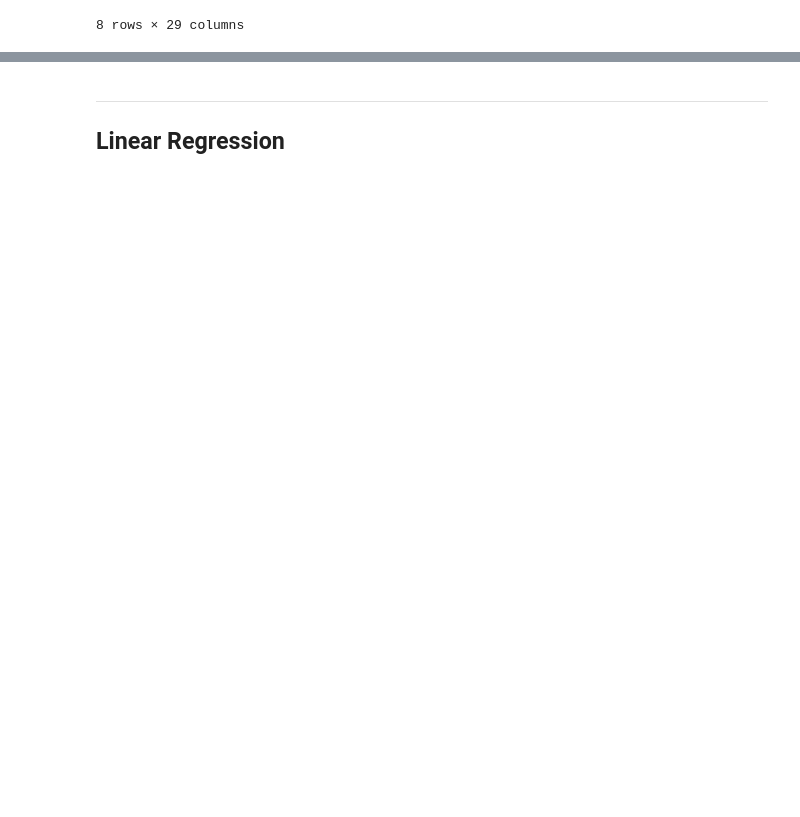
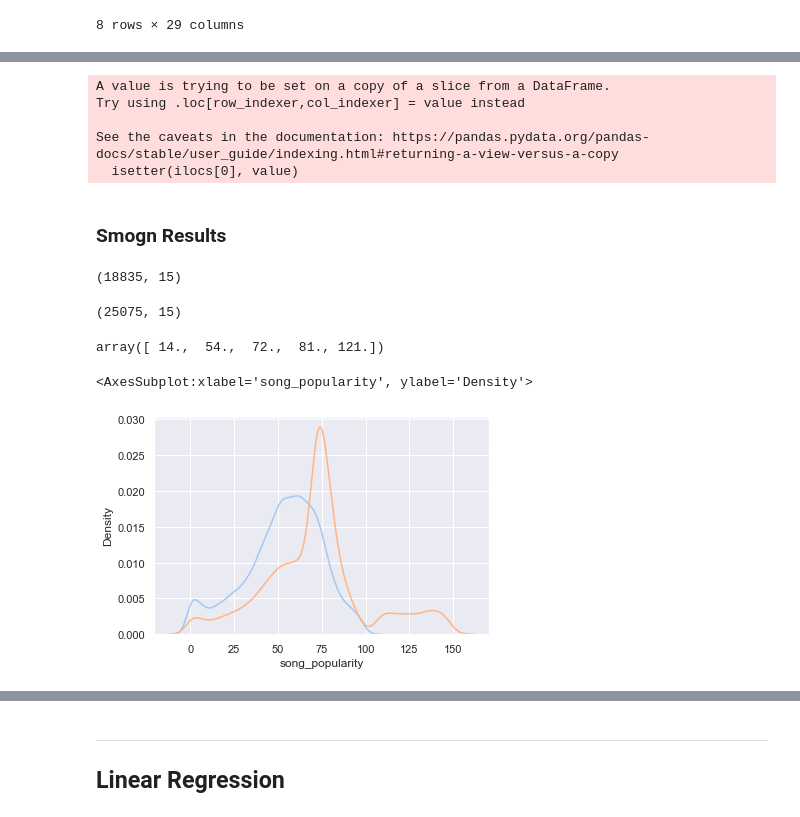
Before and after one commit to bohdan167/DAA, a Jupyter notebook: Datasets_&_Notebooks/Nosso Dataset/SongPopularity.ipynb, the cells around one changed output, grey strips where cells are left out. Drawn from its saved outputs; the diff is of its cells as text; code cells hidden in the pictures; blank space fills up the shorter version.

```diff
--- a/Datasets_&_Notebooks/Nosso Dataset/SongPopularity.ipynb
+++ b/Datasets_&_Notebooks/Nosso Dataset/SongPopularity.ipynb
@@ -234,0 +253,70 @@ song_df.describe()
+# %%
+import smogn
+
+song_df.drop(["loudness", "danceability", "song_duration_ms", "acousticness","energy"],axis=1)
+
+
+## specify phi relevance values
+rg_mtrx = [
+    [0.58,  0, 0],  ## over-sample ("minority")
+    [0.52, 0, 0],  ## under-sample ("majority")
+    [0.93, 1, 0],  ## under-sample
+    [1.0, 1, 0],  ## under-sample
+]
+
+## conduct smogn
+housing_smogn = smogn.smoter(
+    ## main arguments
+    data = song_df,             ## pandas dataframe
+    y = 'song_popularity',      ## string ('header name')
+    k = 9,                      ## positive integer (k < n)
+    pert = 0.04,                ## real number (0 < R < 1)
+    samp_method = 'extreme',    ## string ('balance' or 'extreme')
+    drop_na_col = True,         ## boolean (True or False)
+    drop_na_row = True,         ## boolean (True or False)
+    replace = False,            ## boolean (True or False)
+
+    ## phi relevance arguments
+    rel_thres = 0.80,           ## real number (0 < R < 1)
+    rel_method = 'auto',      ## string ('auto' or 'manual')
+    rel_xtrm_type = 'high',   ## unused (rel_method = 'manual')
+    rel_coef = 0.25,          ## unused (rel_method = 'manual')
+    rel_ctrl_pts_rg = rg_mtrx   ## 2d array (format: [x, y])
+)
+# %% [output]
+A value is trying to be set on a copy of a slice from a DataFrame.
+Try using .loc[row_indexer,col_indexer] = value instead
+
+See the caveats in the documentation: https://pandas.pydata.org/pandas-docs/stable/user_guide/indexing.html#returning-a-view-versus-a-copy
+  isetter(ilocs[0], value)
+# %% [markdown]
+### Smogn Results
+# %%
+## dimensions - original data
+song_df.shape
+# %% [output]
+(18835, 15)
+# %%
+## dimensions - modified data
+housing_smogn.shape
+# %% [output]
+(25075, 15)
+# %%
+## box plot stats - original data
+smogn.box_plot_stats(song_df['song_popularity'])['stats']
+
+## box plot stats - modified data
+smogn.box_plot_stats(housing_smogn['song_popularity'])['stats']
+# %% [output]
+array([ 14.,  54.,  72.,  81., 121.])
+# %%
+#housing_smogn= housing_smogn[~housing_smogn.index.duplicated()]
+#housing_smogn=housing_smogn.loc[:,~housing_smogn.columns.duplicated()]
+housing_smogn = housing_smogn.reset_index()
+# %%
+## distribution plot
+sns.kdeplot(song_df['song_popularity'], label = 'Original')
+sns.kdeplot(housing_smogn['song_popularity'], label = 'Modified')
+# %% [output]
+<AxesSubplot:xlabel='song_popularity', ylabel='Density'>
+[figure, added]
```
Also changed, not shown: parts of 44 cells of this notebook.
